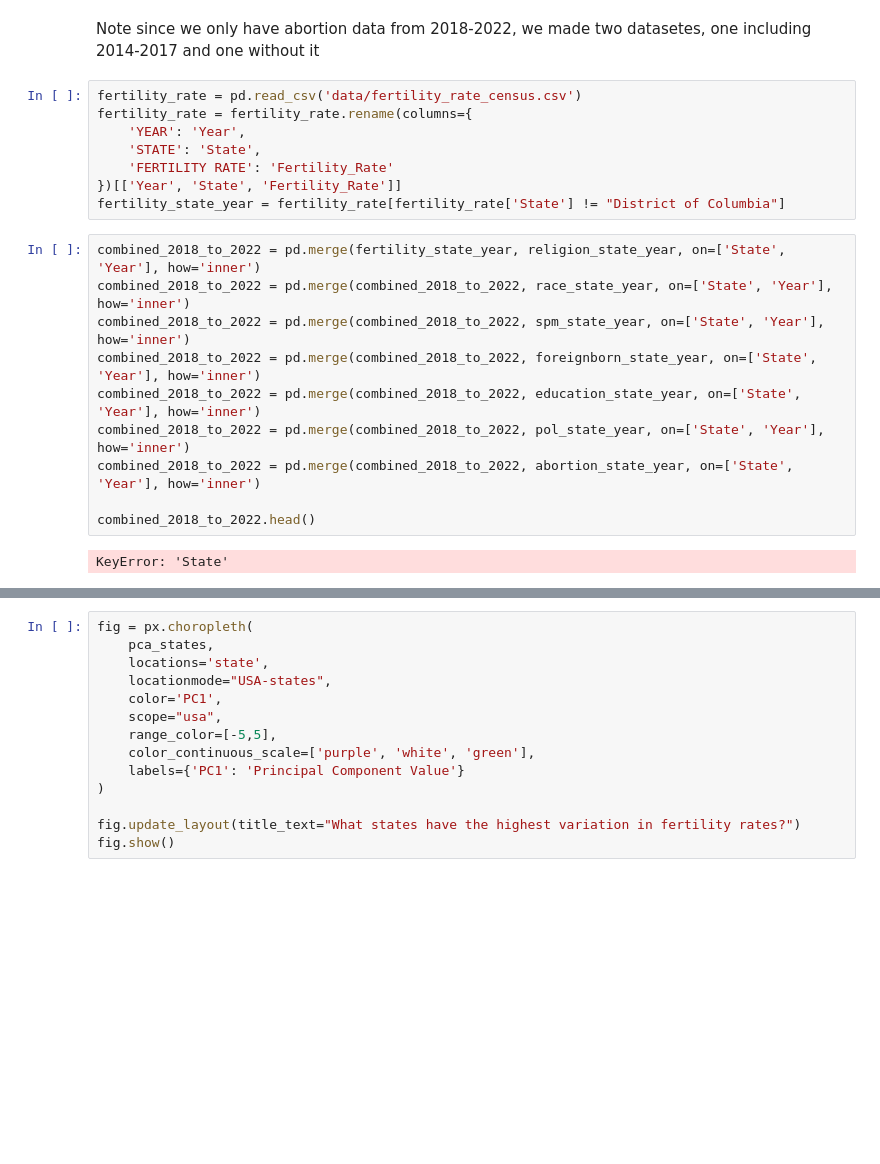
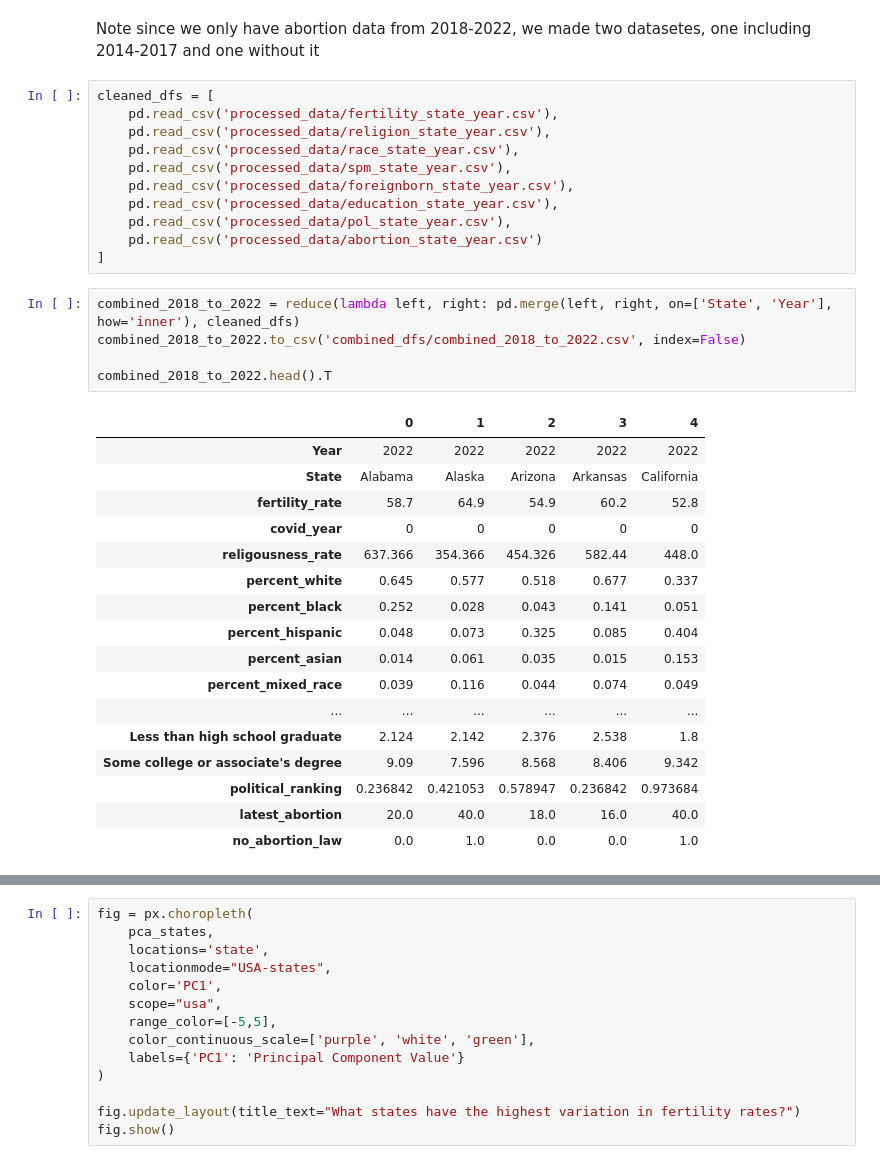
Before and after one commit to ppich1169/fertilityProjectCs109, a Jupyter notebook: fertility_notebook.ipynb, the cells around one changed output, grey strips where cells are left out. Saved outputs shown, nothing was run; the diff lists cells and outputs as text; blank space fills up the shorter version.

```diff
--- a/fertility_notebook.ipynb
+++ b/fertility_notebook.ipynb
@@ -823,23 +873,37 @@ abortion_state_year['no_abortion_law'] = abortion_state_year.groupby('State')['n
 ## Now we combine our different datasets along State and Years
 # %% [markdown]
 Note since we only have abortion data from 2018-2022, we made two datasetes, one including 2014-2017 and one without it
-# %%
-fertility_rate = pd.read_csv('data/fertility_rate_census.csv')
-fertility_rate = fertility_rate.rename(columns={
-    'YEAR': 'Year',
-    'STATE': 'State',
-    'FERTILITY RATE': 'Fertility_Rate'
-})[['Year', 'State', 'Fertility_Rate']]
-fertility_state_year = fertility_rate[fertility_rate['State'] != "District of Columbia"]
 # %%
-combined_2018_to_2022 = pd.merge(fertility_state_year, religion_state_year, on=['State', 'Year'], how='inner')
-combined_2018_to_2022 = pd.merge(combined_2018_to_2022, race_state_year, on=['State', 'Year'], how='inner')
-combined_2018_to_2022 = pd.merge(combined_2018_to_2022, spm_state_year, on=['State', 'Year'], how='inner')
-combined_2018_to_2022 = pd.merge(combined_2018_to_2022, foreignborn_state_year, on=['State', 'Year'], how='inner')
-combined_2018_to_2022 = pd.merge(combined_2018_to_2022, education_state_year, on=['State', 'Year'], how='inner')
-combined_2018_to_2022 = pd.merge(combined_2018_to_2022, pol_state_year, on=['State', 'Year'], how='inner')
-combined_2018_to_2022 = pd.merge(combined_2018_to_2022, abortion_state_year, on=['State', 'Year'], how='inner')
-
-combined_2018_to_2022.head()
+cleaned_dfs = [
+    pd.read_csv('processed_data/fertility_state_year.csv'),
+    pd.read_csv('processed_data/religion_state_year.csv'),
+    pd.read_csv('processed_data/race_state_year.csv'),
+    pd.read_csv('processed_data/spm_state_year.csv'),
+    pd.read_csv('processed_data/foreignborn_state_year.csv'),
+    pd.read_csv('processed_data/education_state_year.csv'),
+    pd.read_csv('processed_data/pol_state_year.csv'),
+    pd.read_csv('processed_data/abortion_state_year.csv')
+]
-# %% [output]
-KeyError: 'State'
+# %%
+combined_2018_to_2022 = reduce(lambda left, right: pd.merge(left, right, on=['State', 'Year'], how='inner'), cleaned_dfs)
+combined_2018_to_2022.to_csv('combined_dfs/combined_2018_to_2022.csv', index=False)
+
+combined_2018_to_2022.head().T
+# %% [output]
+|  | 0 | 1 | 2 | 3 | 4 |
+| Year | 2022 | 2022 | 2022 | 2022 | 2022 |
+| State | Alabama | Alaska | Arizona | Arkansas | California |
+| fertility_rate | 58.7 | 64.9 | 54.9 | 60.2 | 52.8 |
+| covid_year | 0 | 0 | 0 | 0 | 0 |
+| religousness_rate | 637.366 | 354.366 | 454.326 | 582.44 | 448.0 |
+| percent_white | 0.645 | 0.577 | 0.518 | 0.677 | 0.337 |
+| percent_black | 0.252 | 0.028 | 0.043 | 0.141 | 0.051 |
+| percent_hispanic | 0.048 | 0.073 | 0.325 | 0.085 | 0.404 |
+| percent_asian | 0.014 | 0.061 | 0.035 | 0.015 | 0.153 |
+| percent_mixed_race | 0.039 | 0.116 | 0.044 | 0.074 | 0.049 |
+| ... | ... | ... | ... | ... | ... |
+| Less than high school graduate | 2.124 | 2.142 | 2.376 | 2.538 | 1.8 |
+| Some college or associate's degree | 9.09 | 7.596 | 8.568 | 8.406 | 9.342 |
+| political_ranking | 0.236842 | 0.421053 | 0.578947 | 0.236842 | 0.973684 |
+| latest_abortion | 20.0 | 40.0 | 18.0 | 16.0 | 40.0 |
+| no_abortion_law | 0.0 | 1.0 | 0.0 | 0.0 | 1.0 |
```
Also changed, not shown: parts of 37 cells of this notebook, 11 other files.
